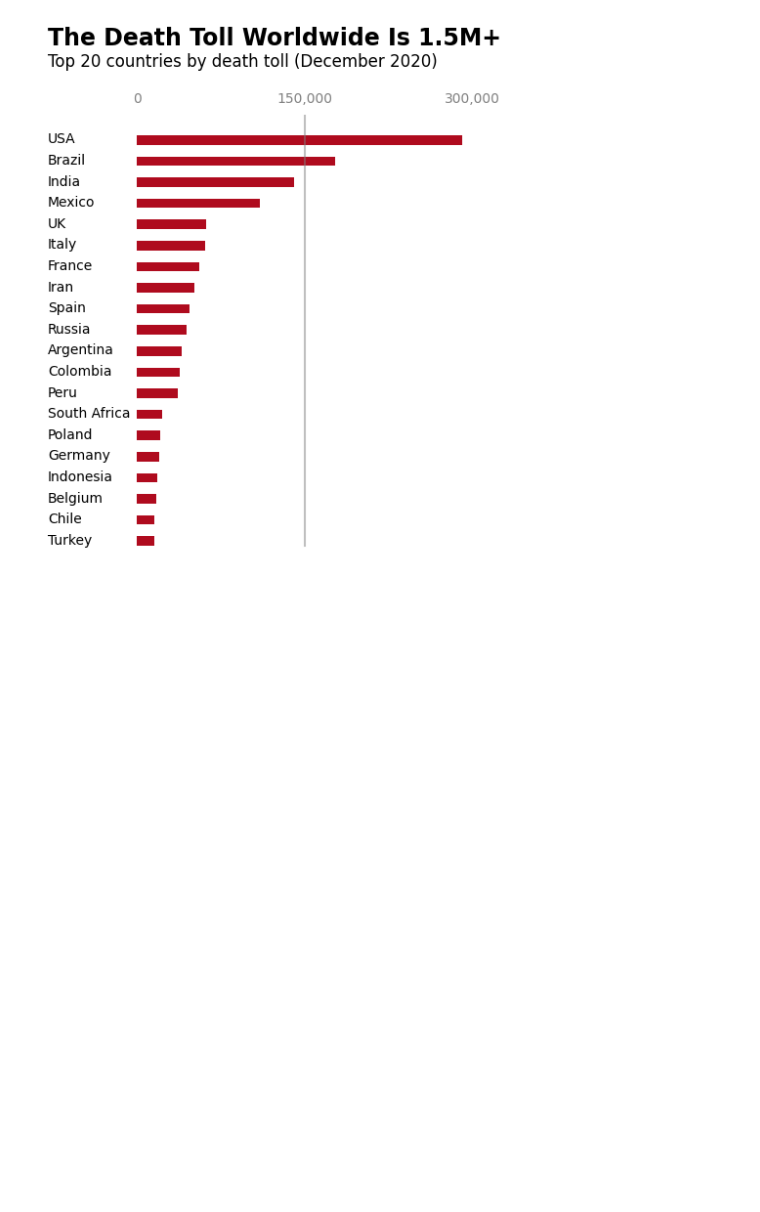
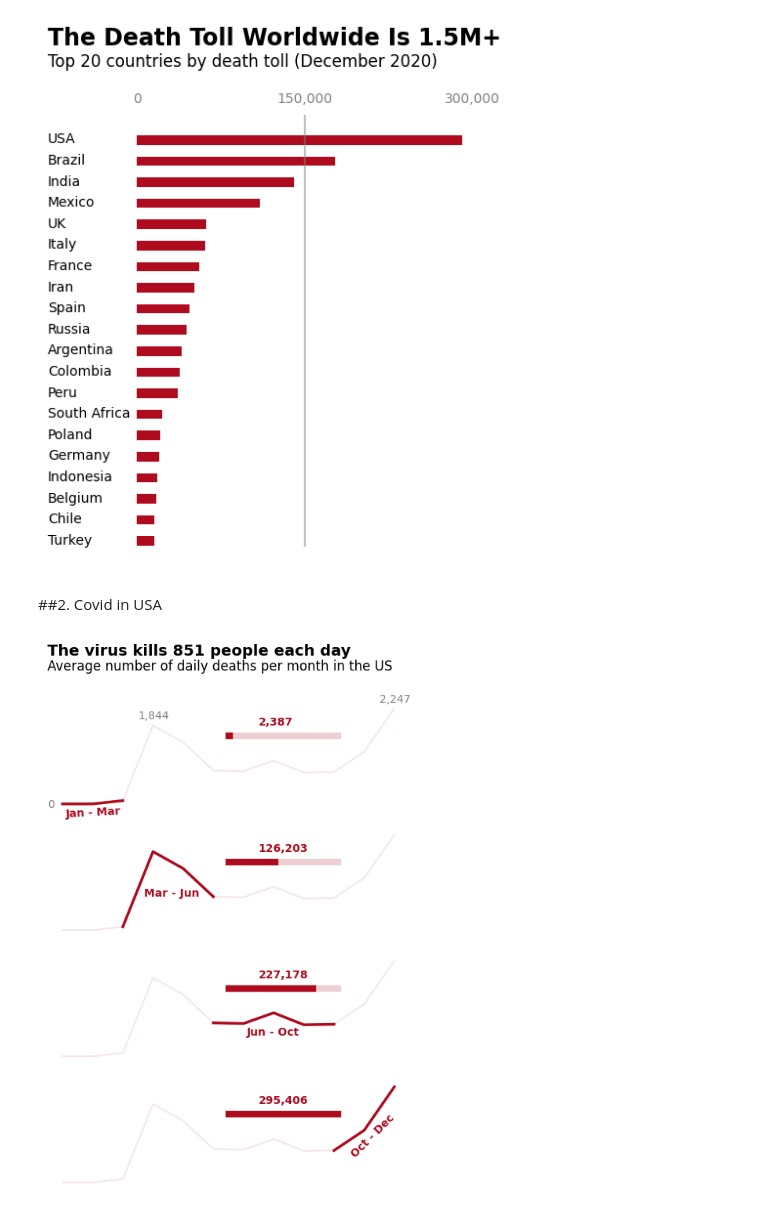
Before and after one commit to Krzesimir13/DataQuest, a Jupyter notebook: covid_countries.ipynb, the cells around one changed output. Cells and saved outputs as stored; diff of their text form; code cells hidden in the pictures; blank space fills up the shorter version.

```diff
--- a/covid_countries.ipynb
+++ b/covid_countries.ipynb
@@ -27,6 +27,10 @@ Mounted at /content/drive
 file_name = 'top20_deathtoll.csv'
 raw_data = pd.read_csv(Path.joinpath(datasets, file_name))
 data = raw_data.copy()
+# %%
+file_part_2 = 'covid_avg_deaths.csv'
+raw_usa = pd.read_csv(Path.joinpath(datasets, file_part_2))
+usa = raw_usa.copy()
 # %% [markdown]
 #1. Countries with the largest numbers of deaths
 # %%
@@ -79,3 +85,63 @@ ax.axvline(x=150000, ymin=0.045, c='gray', alpha=0.5)
 plt.show()
 # %% [output]
 [figure]
+# %% [markdown]
+##2. Covid in USA
+# %%
+fig, axes = plt.subplots(nrows=4, ncols=1, figsize=(6, 8))
+for ax in axes:
+  ax.plot(usa['Month'], usa['New_deaths'], color='#af0b1e', alpha=0.1)
+  ax.set_xticklabels([])
+  ax.set_yticklabels([])
+  ax.tick_params(bottom=False, left=False)
+  for spine in ['left', 'right', 'top', 'bottom']:
+    ax.spines[spine].set_visible(False)
+
+axes[0].plot(usa['Month'][:3], usa['New_deaths'][:3],
+                color='#af0b1e', linewidth=2.5)
+axes[1].plot(usa['Month'][2:6], usa['New_deaths'][2:6],
+                color='#af0b1e', linewidth=2.5)
+axes[2].plot(usa['Month'][5:10], usa['New_deaths'][5:10],
+                color='#af0b1e', linewidth=2.5)
+axes[3].plot(usa['Month'][9:], usa['New_deaths'][9:],
+                color='#af0b1e', linewidth=2.5)
+
+axes[0].text(0.5, -80, '0', alpha=0.5)
+axes[0].text(3.5, 2000, '1,844', alpha=0.5)
+axes[0].text(11.5, 2400, '2,247', alpha=0.5)
+
+axes[0].text(1.1, -300, 'Jan - Mar', color='#af0b1e',
+         weight='bold', rotation=3)
+axes[1].text(3.7, 800, 'Mar - Jun', color='#af0b1e',
+         weight='bold')
+axes[2].text(7.1, 500, 'Jun - Oct', color='#af0b1e',
+         weight='bold')
+axes[3].text(10.5, 600, 'Oct - Dec', color='#af0b1e',
+         weight='bold', rotation=45)
+
+axes[0].text(x=0.5, y=3500, s='The virus kills 851 people each day',
+        weight='bold', size=14)
+axes[0].text(x=0.5, y=3150,
+             s='Average number of daily deaths per month in the US',
+        size=12)
+
+for ax in axes:
+  ax.axhline(y=1600, xmin=0.5, xmax=0.8,
+           linewidth=6, color='#af0b1e', alpha=0.1)
+
+deaths = [2387, 126203, 227178, 295406]
+proportions = [round(death/295406, 2) for death in deaths]
+xmax_vals = [round(0.5 + proportion * 0.3, 3) for proportion in proportions]
+
+for ax, xmax, death in zip(axes, xmax_vals, deaths):
+    ax.axhline(y=1600, xmin=0.5, xmax=0.8,
+               linewidth=6, color='#af0b1e',
+               alpha=0.1)
+    ax.axhline(y=1600, xmin=0.5, xmax=xmax,
+               linewidth=6, color='#af0b1e')
+    ax.text(x=7.5, y=1850, s=format(death, ','),
+        weight='bold', color='#af0b1e')
+
+plt.show()
+# %% [output]
+[figure, added]
```
Also changed, not shown: parts of 1 cell of this notebook.
